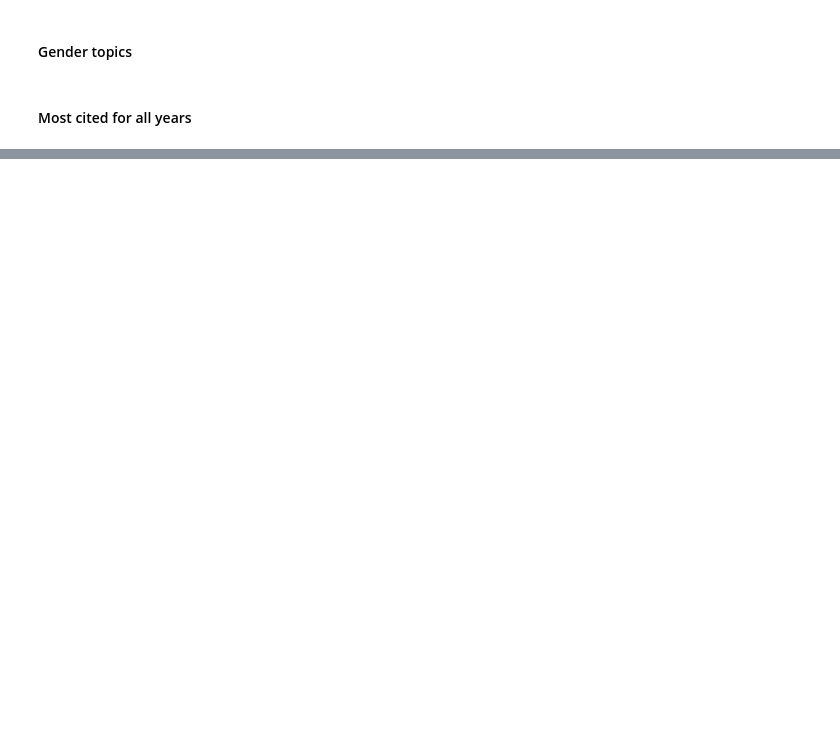
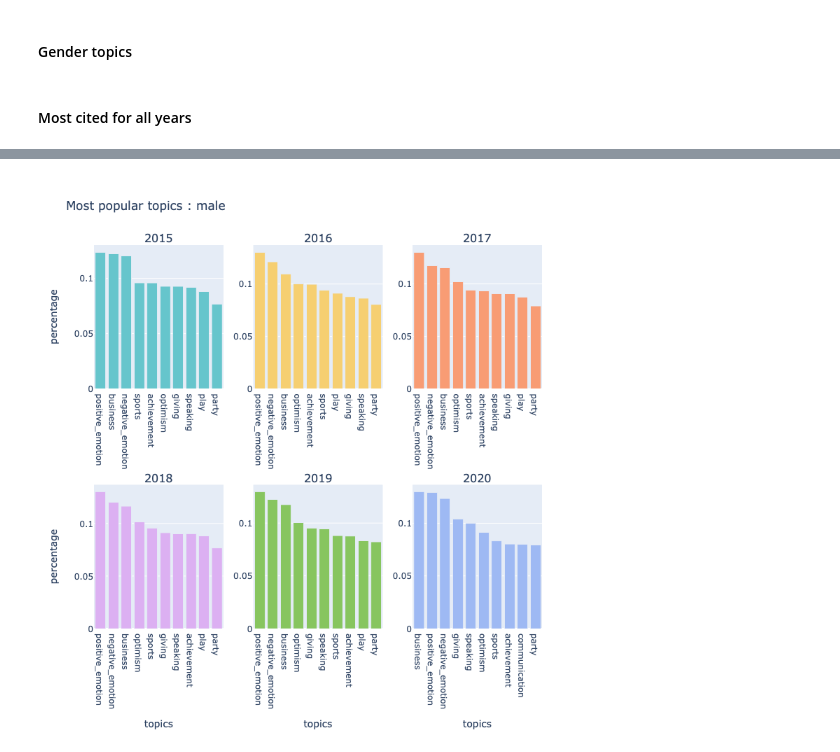
Before and after one commit to epfl-ada/ada-2021-project-palomamo, a Jupyter notebook: gender_topics.ipynb, the cells around one changed output, grey strips where cells are left out. Cells and saved outputs as stored; diff of their text form; code cells hidden in the pictures; blank space fills up the shorter version.

```diff
--- a/gender_topics.ipynb
+++ b/gender_topics.ipynb
@@ -394,4 +538,9 @@ n_most_others_df = get_df_gender(n_most_others_list)
 categorical_plot_allyears(male_topics,'male','male_topics')
 # %% [output]
 [interactive output not drawn]
+# %%
+# png image of the figure for github reading
+Image('docs/imgs/males_bar.png')
+# %% [output]
+[figure, added]
 # %% [markdown]
```
Also changed, not shown: parts of 87 cells of this notebook.
